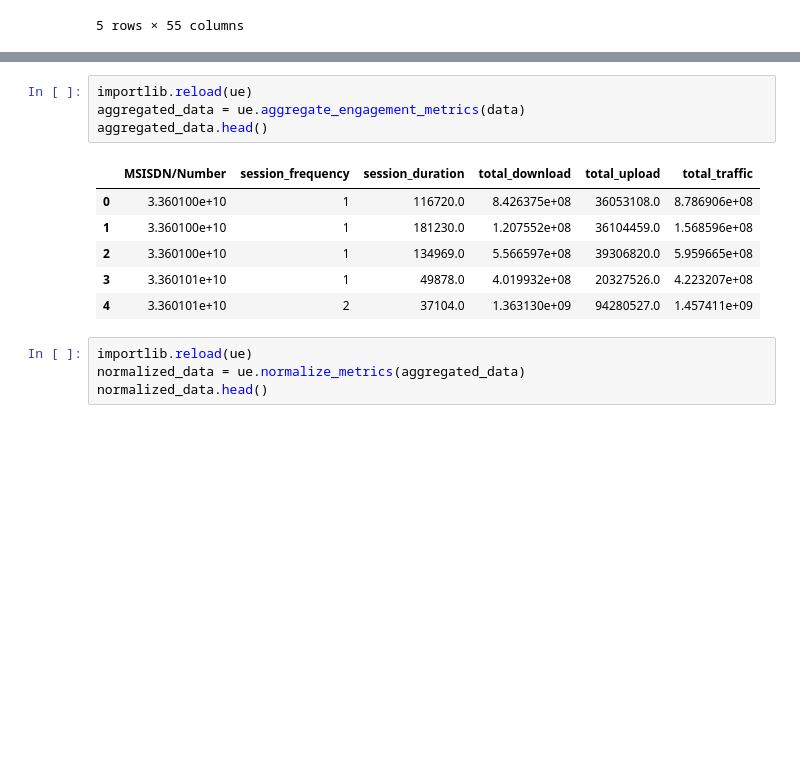
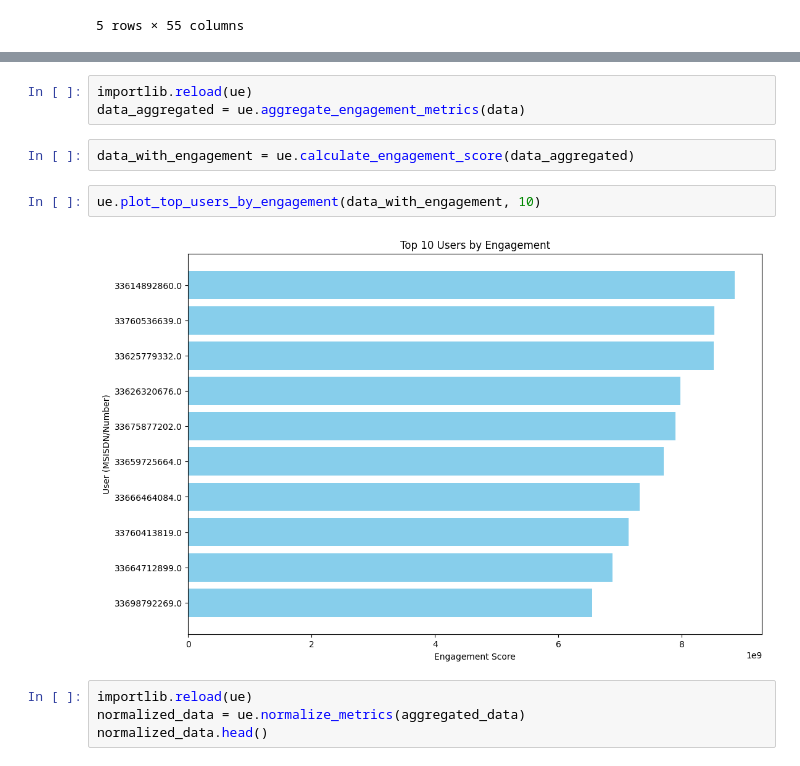
Before and after one commit to teddyhabtamu/Kifiya-AIM-Week-2, a Jupyter notebook: notebooks/user_engagement_analysis.ipynb, the cells around one changed output, grey strips where cells are left out. Drawn from its saved outputs; the diff is of its cells as text; blank space fills up the shorter version.

Commit message:
User Engagement Matrics, Engagement clusters, Cluster Analysis, application usage and correlation analysis

```diff
--- a/notebooks/user_engagement_analysis.ipynb
+++ b/notebooks/user_engagement_analysis.ipynb
@@ -37,14 +54,12 @@ data.head()
 # %%
 importlib.reload(ue)
-aggregated_data = ue.aggregate_engagement_metrics(data)
-aggregated_data.head()
+data_aggregated = ue.aggregate_engagement_metrics(data)
-# %% [output]
-|  | MSISDN/Number | session_frequency | session_duration | total_download | total_upload | total_traffic |
-| 0 | 3.360100e+10 | 1 | 116720.0 | 8.426375e+08 | 36053108.0 | 8.786906e+08 |
-| 1 | 3.360100e+10 | 1 | 181230.0 | 1.207552e+08 | 36104459.0 | 1.568596e+08 |
-| 2 | 3.360100e+10 | 1 | 134969.0 | 5.566597e+08 | 39306820.0 | 5.959665e+08 |
-| 3 | 3.360101e+10 | 1 | 49878.0 | 4.019932e+08 | 20327526.0 | 4.223207e+08 |
-| 4 | 3.360101e+10 | 2 | 37104.0 | 1.363130e+09 | 94280527.0 | 1.457411e+09 |
+# %%
+data_with_engagement = ue.calculate_engagement_score(data_aggregated)
+# %%
+ue.plot_top_users_by_engagement(data_with_engagement, 10)
+# %% [output]
+[figure, added]
 # %%
 importlib.reload(ue)
 normalized_data = ue.normalize_metrics(aggregated_data)
```
Also changed, not shown: parts of 7 cells of this notebook, 3 other files.
